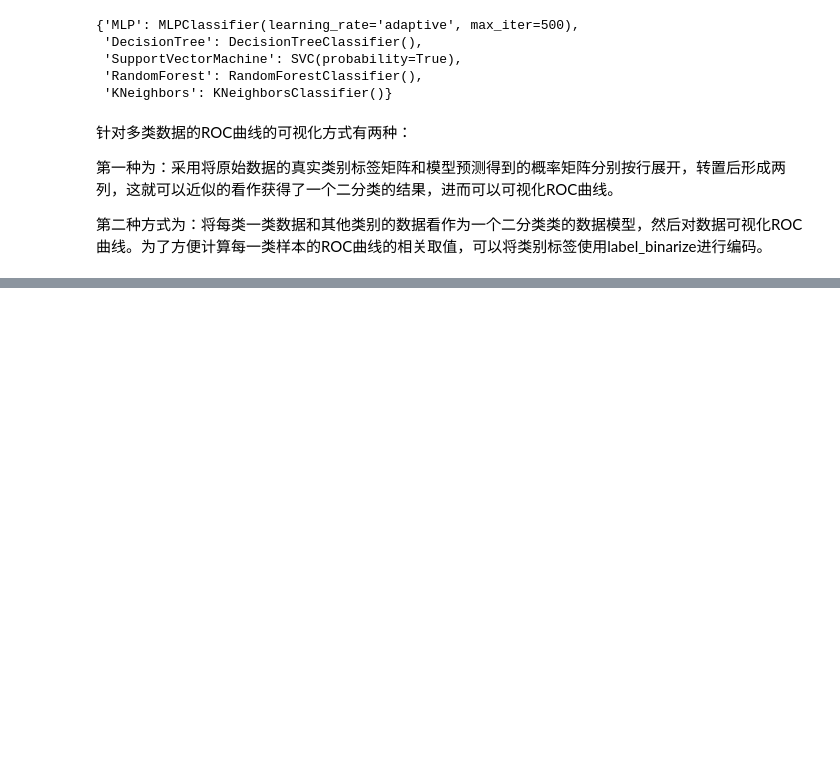
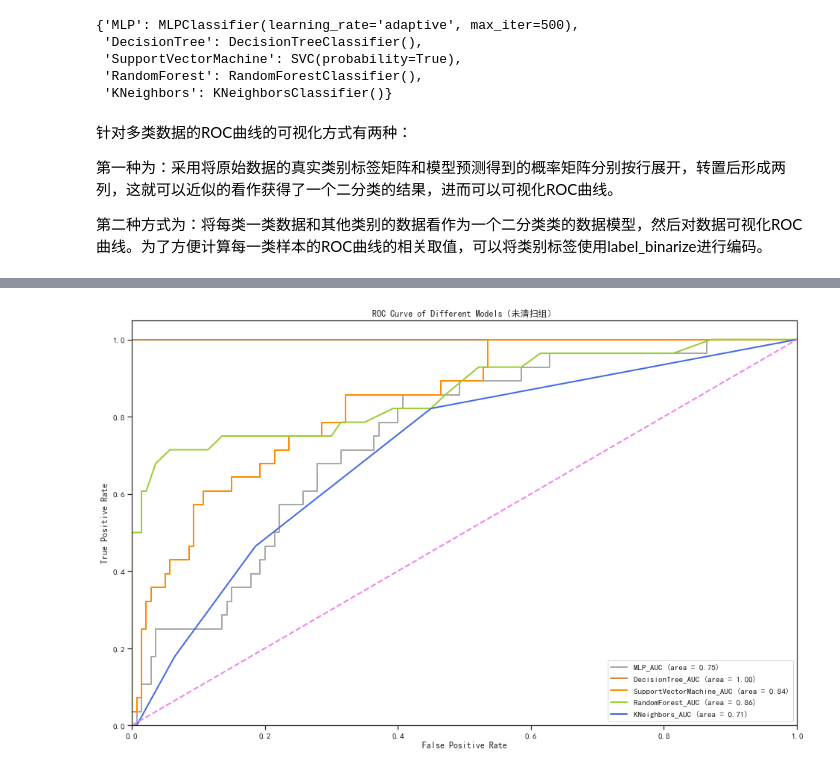
Before and after one commit to Parsonlee/TNM------, a Jupyter notebook: model.ipynb, the cells around one changed output, grey strips where cells are left out. Saved outputs shown, nothing was run; the diff lists cells and outputs as text; code cells hidden in the pictures; blank space fills up the shorter version.

```diff
--- a/model.ipynb
+++ b/model.ipynb
@@ -344,0 +359,4 @@ plt.show()
+# %%
+draw_roc(wo_fpr, wo_tpr, wo_roc_auc, switch=False)
+# %% [output]
+[figure, added]
```
Also changed, not shown: parts of 9 cells of this notebook.
